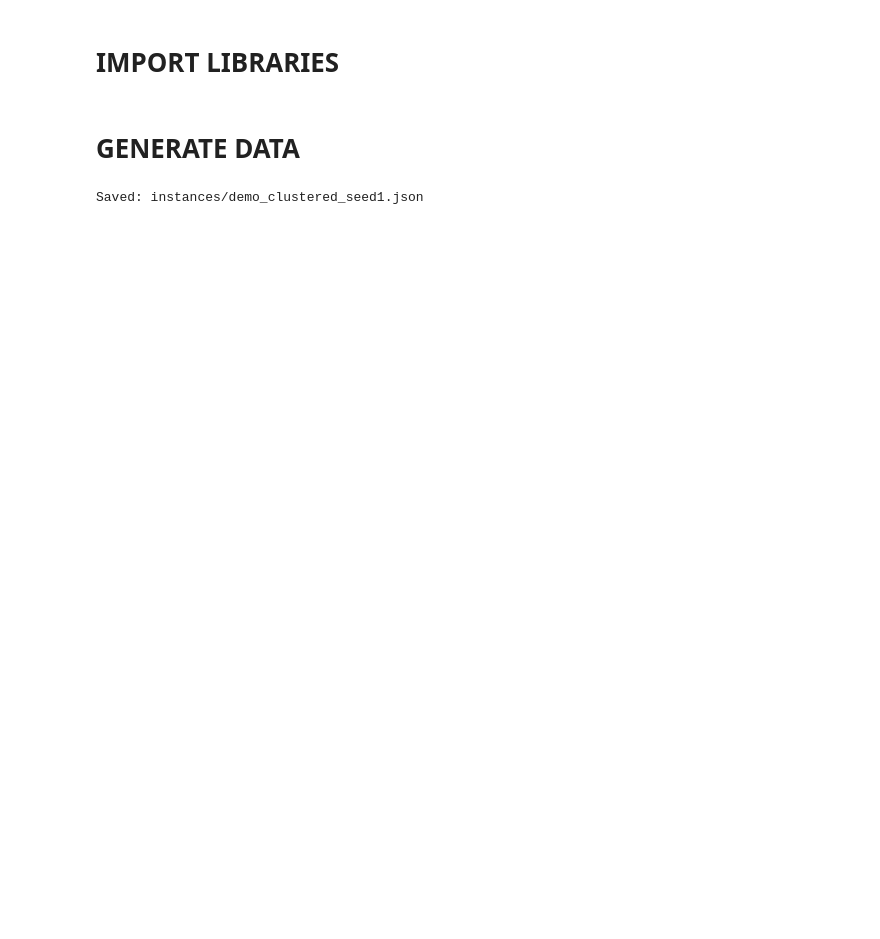
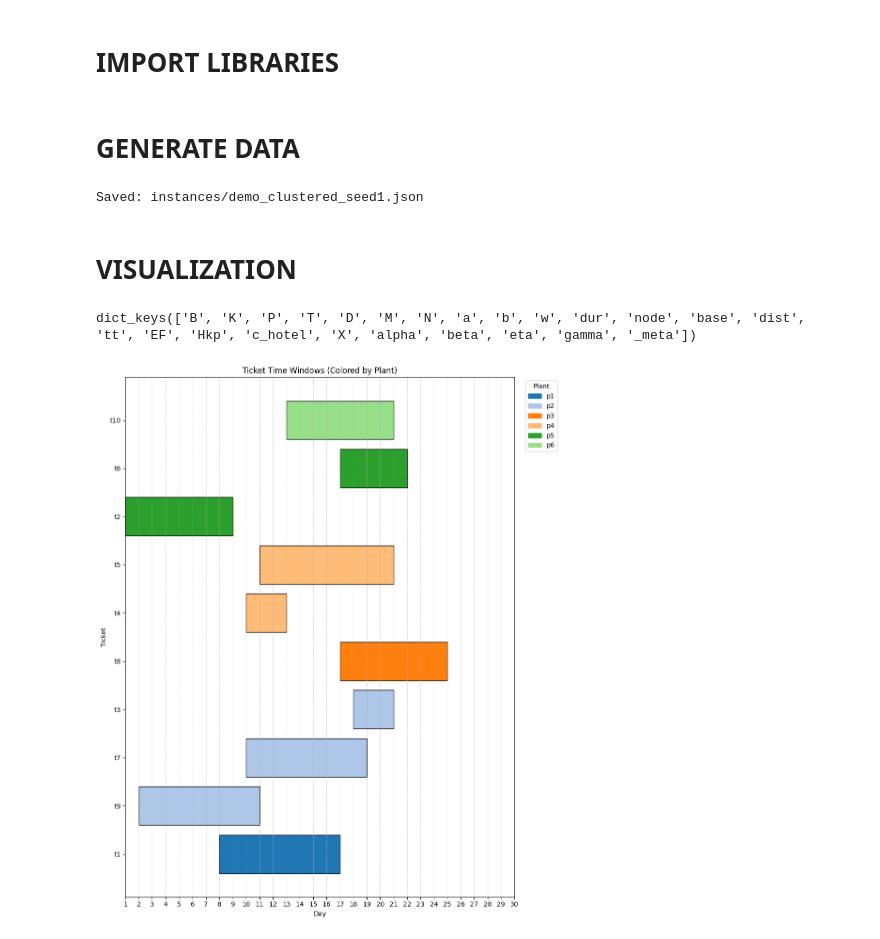
Before and after one commit to MatteoG96/A-Skill-Based-Technician-Routing-and-Scheduling-Model, a Jupyter notebook: data_generator.ipynb, the cells around one changed output. Drawn from its saved outputs; the diff is of its cells as text; code cells hidden in the pictures; blank space fills up the shorter version.

```diff
--- a/data_generator.ipynb
+++ b/data_generator.ipynb
@@ -329,3 +332,62 @@ save_instance_json(inst, "instances/demo_clustered_seed1.json")
 print("Saved:", "instances/demo_clustered_seed1.json")
 # %% [output]
 Saved: instances/demo_clustered_seed1.json
+# %% [markdown]
+# VISUALIZATION
+# %%
+PATH = r"G:\Il mio Drive\LAVORO\1.RICERCA\0.CONFERENCE PAPER\4.KES\2026\1.CODE\instances\demo_clustered_seed1.json"
+
+with open(PATH, "r") as f:
+    data = json.load(f)
+
+print(data.keys())
+# %% [output]
+dict_keys(['B', 'K', 'P', 'T', 'D', 'M', 'N', 'a', 'b', 'w', 'dur', 'node', 'base', 'dist', 'tt', 'EF', 'Hkp', 'c_hotel', 'X', 'alpha', 'beta', 'eta', 'gamma', '_meta'])
+# %%
+tickets = list(data["T"])
+
+df_tw = pd.DataFrame({
+    "ticket": tickets,
+    "a": [data["a"][t] for t in tickets],
+    "b": [data["b"][t] for t in tickets],
+    "weight": [data["w"][t] for t in tickets],
+    "plant": [data["node"][t] for t in tickets]   # ← ADDED
+})
+
+df_tw["duration"] = df_tw["b"] - df_tw["a"]
+
+# Sort by plant then by start day (optional but cleaner visually)
+df_tw = df_tw.sort_values(["plant", "a"]).reset_index(drop=True)
+
+plt.figure(figsize=(10, 12))
+
+# Use seaborn color palette
+plants = df_tw["plant"].unique()
+palette = dict(zip(plants, sns.color_palette("tab20", len(plants))))
+
+for i, row in df_tw.iterrows():
+    plt.barh(
+        row["ticket"],
+        row["duration"],
+        left=row["a"],
+        color=palette[row["plant"]],
+        edgecolor="black"
+    )
+
+plt.xlabel("Day")
+plt.ylabel("Ticket")
+plt.title("Ticket Time Windows (Colored by Plant)")
+plt.xticks(range(1, 31))
+plt.grid(axis="x", linestyle="--", alpha=0.5)
+
+# Legend
+handles = [
+    plt.Rectangle((0,0),1,1, color=palette[p])
+    for p in plants
+]
+plt.legend(handles, plants, title="Plant", bbox_to_anchor=(1.02,1), loc="upper left")
+
+plt.tight_layout()
+plt.show()
+# %% [output]
+[figure, added]
```
Also changed, not shown: parts of 6 cells of this notebook, 5 other files.
